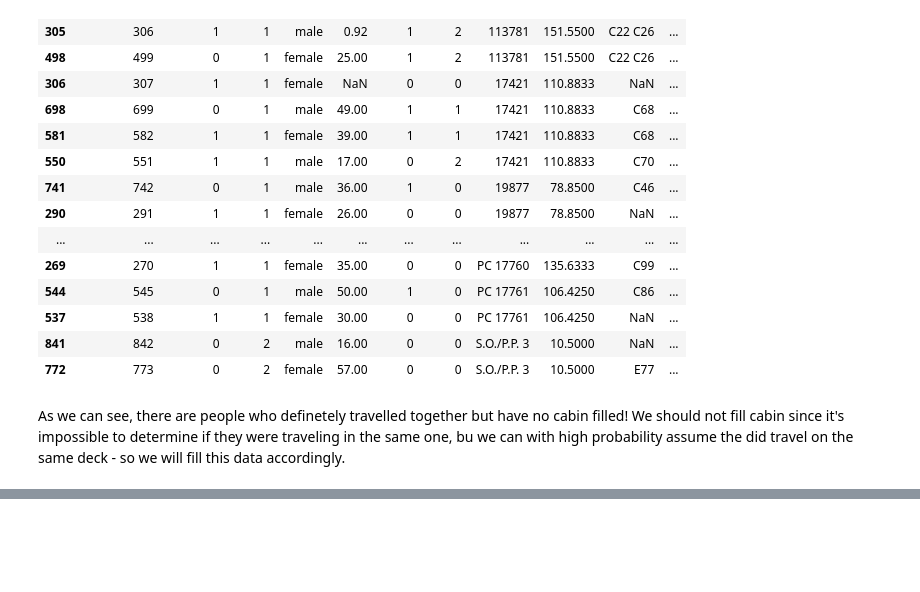
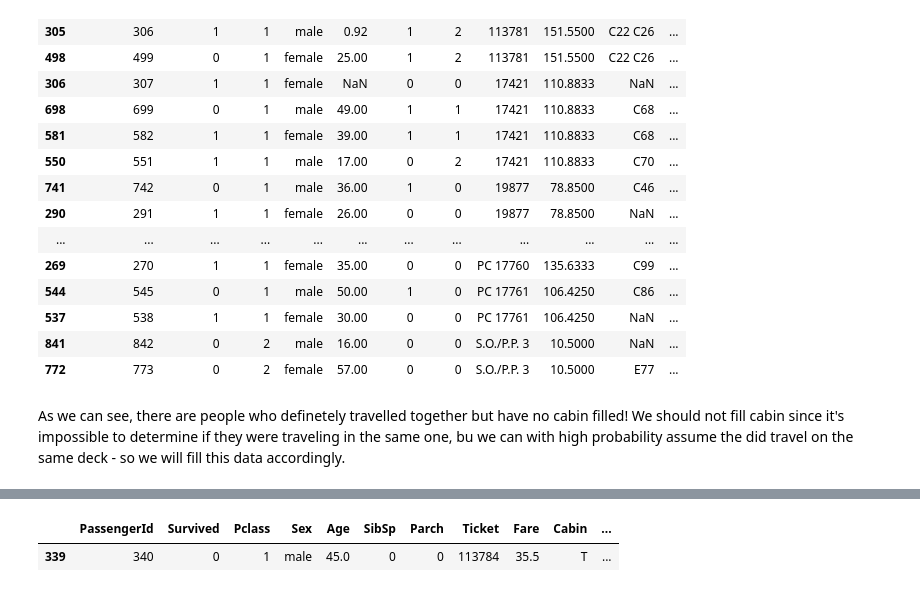
Before and after one commit to LucjanSakowicz/data-science-projects, a Jupyter notebook: titanic/titanic.ipynb, the cells around one changed output, grey strips where cells are left out. Saved outputs shown, nothing was run; the diff lists cells and outputs as text; code cells hidden in the pictures; blank space fills up the shorter version.

```diff
--- a/titanic/titanic.ipynb
+++ b/titanic/titanic.ipynb
@@ -663,0 +710,5 @@ As we can see, there are people who definetely travelled together but have no ca
+# %%
+df_train[(df_train['Deck'].isna() == False) & (df_train['Deck'].str.startswith('T'))]
+# %% [output]
+|  | PassengerId | Survived | Pclass | Sex | Age | SibSp | Parch | Ticket | Fare | Cabin | ... |
+| 339 | 340 | 0 | 1 | male | 45.0 | 0 | 0 | 113784 | 35.5 | T | ... |
```
Also changed, not shown: parts of 4 cells of this notebook.
